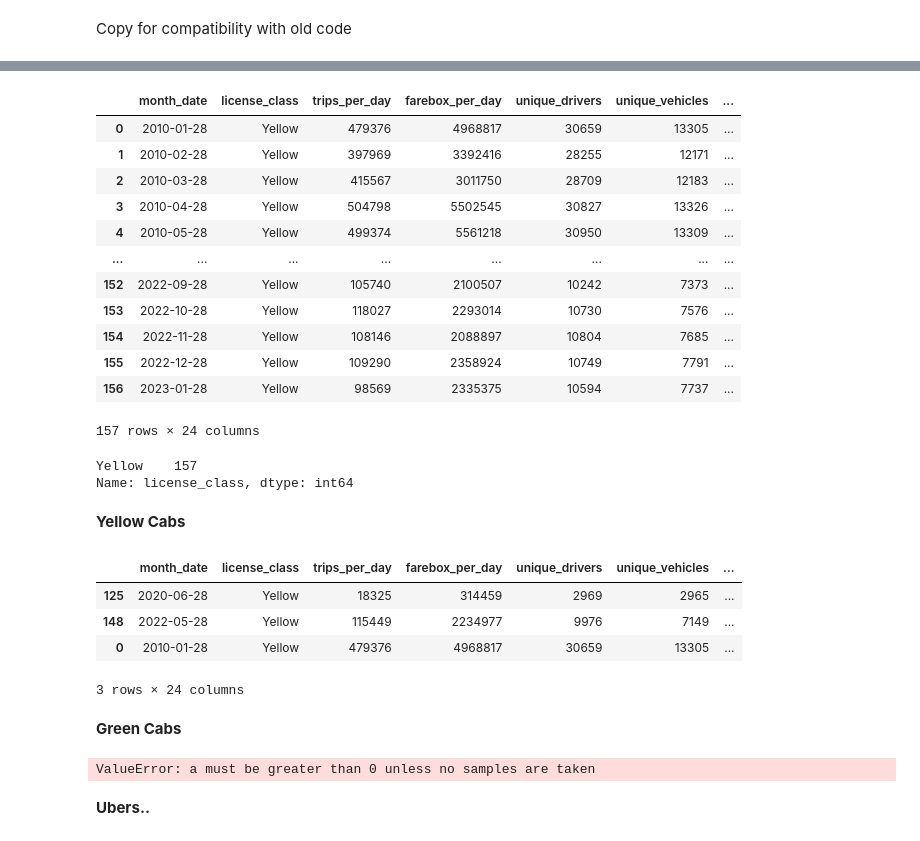
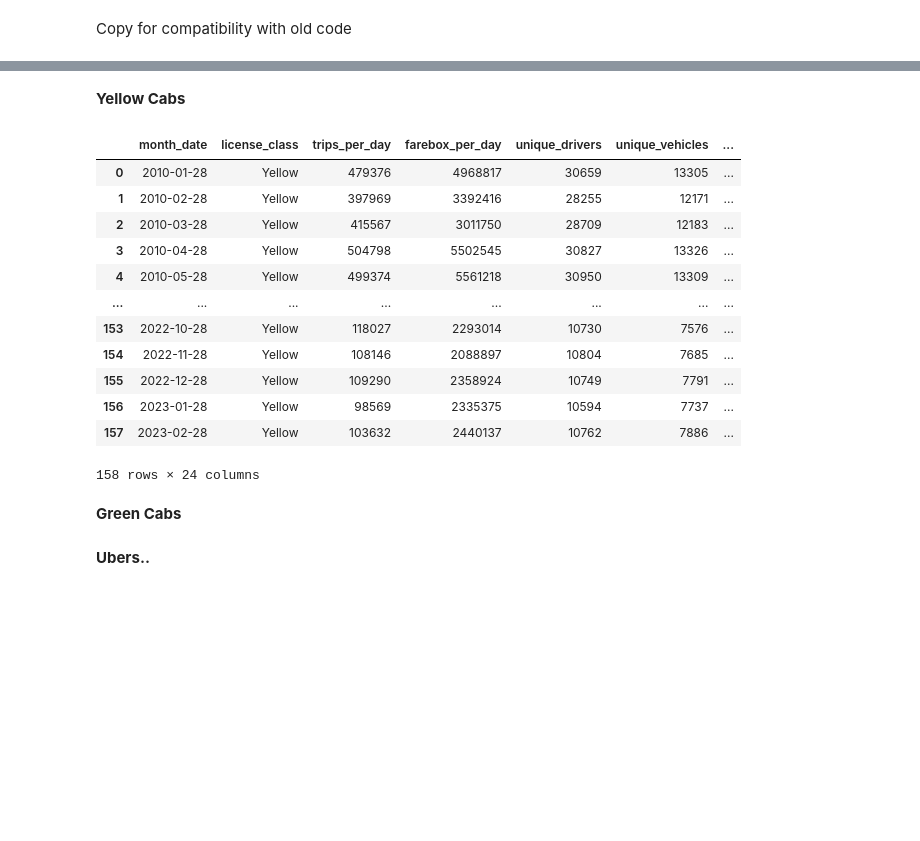
Before and after one commit to francomyburg/Proyecto_grupal_DS, a Jupyter notebook: 2.EDA/3.EDA_taxis_viajes_mes.ipynb, the cells around one changed output, grey strips where cells are left out. Drawn from its saved outputs; the diff is of its cells as text; code cells hidden in the pictures; blank space fills up the shorter version.

```diff
--- a/2.EDA/3.EDA_taxis_viajes_mes.ipynb
+++ b/2.EDA/3.EDA_taxis_viajes_mes.ipynb
@@ -397,59 +397,30 @@ FHV - Lux Limo        97
 Name: license_class, dtype: int64
-# %%
-# Selects only yellow cabs
-
-industry_metrics = industry_metrics[industry_metrics['license_class'] == 'Yellow']
-industry_metrics = industry_metrics.reset_index(drop=True)
-# %%
-industry_metrics
-# %% [output]
-|  | month_date | license_class | trips_per_day | farebox_per_day | unique_drivers | unique_vehicles | ... |
-| 0 | 2010-01-28 | Yellow | 479376 | 4968817 | 30659 | 13305 | ... |
-| 1 | 2010-02-28 | Yellow | 397969 | 3392416 | 28255 | 12171 | ... |
-| 2 | 2010-03-28 | Yellow | 415567 | 3011750 | 28709 | 12183 | ... |
-| 3 | 2010-04-28 | Yellow | 504798 | 5502545 | 30827 | 13326 | ... |
-| 4 | 2010-05-28 | Yellow | 499374 | 5561218 | 30950 | 13309 | ... |
-| ... | ... | ... | ... | ... | ... | ... | ... |
-| 152 | 2022-09-28 | Yellow | 105740 | 2100507 | 10242 | 7373 | ... |
-| 153 | 2022-10-28 | Yellow | 118027 | 2293014 | 10730 | 7576 | ... |
-| 154 | 2022-11-28 | Yellow | 108146 | 2088897 | 10804 | 7685 | ... |
-| 155 | 2022-12-28 | Yellow | 109290 | 2358924 | 10749 | 7791 | ... |
-| 156 | 2023-01-28 | Yellow | 98569 | 2335375 | 10594 | 7737 | ... |
-157 rows × 24 columns
-# %%
-# decrease categories
-
-# FHV
-industry_metrics['license_class'] = industry_metrics['license_class'].apply(lambda x: "FHV" if 'FHV - Black Car' in x else
-                                                  ("FHV" if"FHV - Livery"in x else("FHV"if "FHV - Lux Limo" in x else x )))
-
-# FHVHV
-industry_metrics['license_class'] = industry_metrics['license_class'].apply(lambda x: "FHVHV" if 'FHV - High Volume' in x else  x)
-# %%
-industry_metrics['license_class'].value_counts()
-# %% [output]
-Yellow    157
-Name: license_class, dtype: int64
 # %% [markdown]
 **Yellow Cabs**
 # %%
 # Filtrar las filas donde la columna 'license_class' es igual a 'Yellow'
 
 yellow_cabs = industry_metrics[industry_metrics['license_class'] == 'Yellow'].reset_index(drop=True)
-yellow_cabs.sample(3)
+yellow_cabs
 # %% [output]
 |  | month_date | license_class | trips_per_day | farebox_per_day | unique_drivers | unique_vehicles | ... |
-| 125 | 2020-06-28 | Yellow | 18325 | 314459 | 2969 | 2965 | ... |
-| 148 | 2022-05-28 | Yellow | 115449 | 2234977 | 9976 | 7149 | ... |
 | 0 | 2010-01-28 | Yellow | 479376 | 4968817 | 30659 | 13305 | ... |
+| 1 | 2010-02-28 | Yellow | 397969 | 3392416 | 28255 | 12171 | ... |
+| 2 | 2010-03-28 | Yellow | 415567 | 3011750 | 28709 | 12183 | ... |
+| 3 | 2010-04-28 | Yellow | 504798 | 5502545 | 30827 | 13326 | ... |
+| 4 | 2010-05-28 | Yellow | 499374 | 5561218 | 30950 | 13309 | ... |
+| ... | ... | ... | ... | ... | ... | ... | ... |
+| 153 | 2022-10-28 | Yellow | 118027 | 2293014 | 10730 | 7576 | ... |
+| 154 | 2022-11-28 | Yellow | 108146 | 2088897 | 10804 | 7685 | ... |
+| 155 | 2022-12-28 | Yellow | 109290 | 2358924 | 10749 | 7791 | ... |
+| 156 | 2023-01-28 | Yellow | 98569 | 2335375 | 10594 | 7737 | ... |
+| 157 | 2023-02-28 | Yellow | 103632 | 2440137 | 10762 | 7886 | ... |
-3 rows × 24 columns
+158 rows × 24 columns
 # %% [markdown]
 **Green Cabs**
 # %%
 green_cabs = industry_metrics[industry_metrics['license_class'] == 'Green'].reset_index(drop=True)
 green_cabs.sample(3)
-# %% [output]
-ValueError: a must be greater than 0 unless no samples are taken
 # %% [markdown]
 **Ubers..**
 # %%
```
Also changed, not shown: parts of 27 cells of this notebook, 3 other files.
